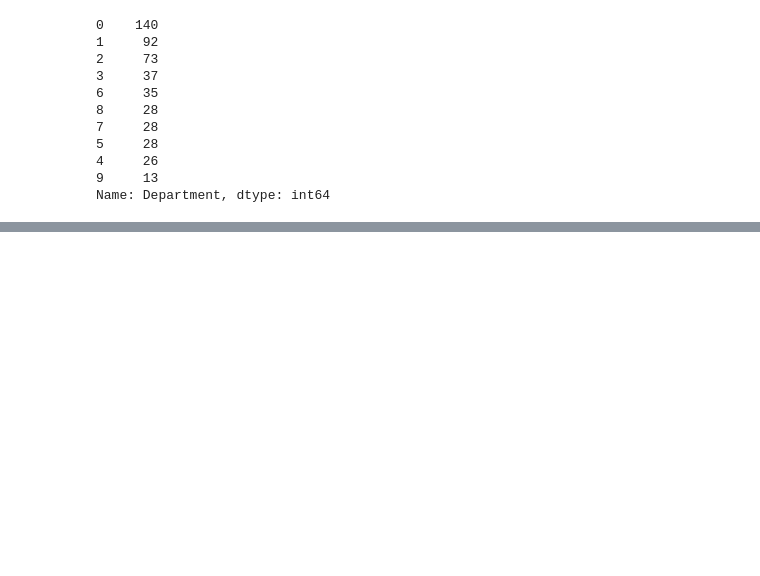
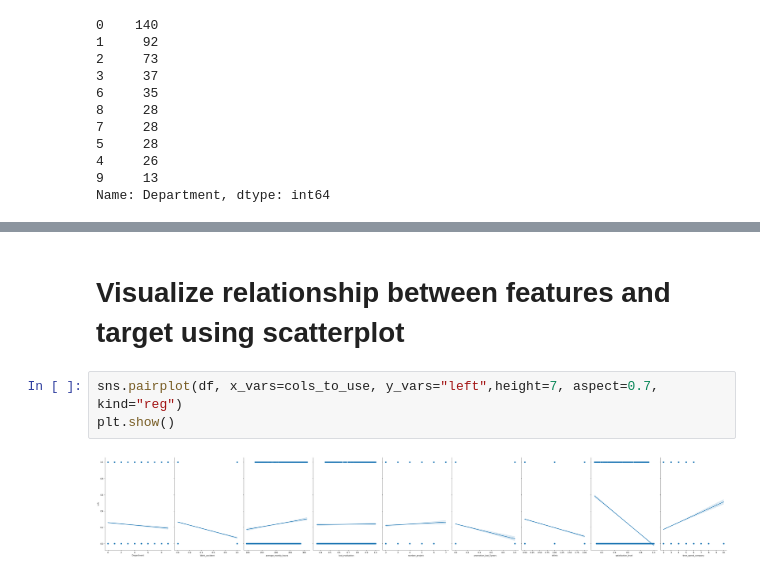
Before and after one commit to tchintchie/HR_Analysis, a Jupyter notebook: HR_Analysis.ipynb, the cells around one changed output, grey strips where cells are left out. Cells and saved outputs as stored; diff of their text form; blank space fills up the shorter version.

```diff
--- a/HR_Analysis.ipynb
+++ b/HR_Analysis.ipynb
@@ -343,0 +368,7 @@ KeyError: ignored
+# %% [markdown]
+# Visualize relationship between features and target using scatterplot
+# %%
+sns.pairplot(df, x_vars=cols_to_use, y_vars="left",height=7, aspect=0.7, kind="reg")
+plt.show()
+# %% [output]
+[figure, added]
```
Also changed, not shown: parts of 9 cells of this notebook.
